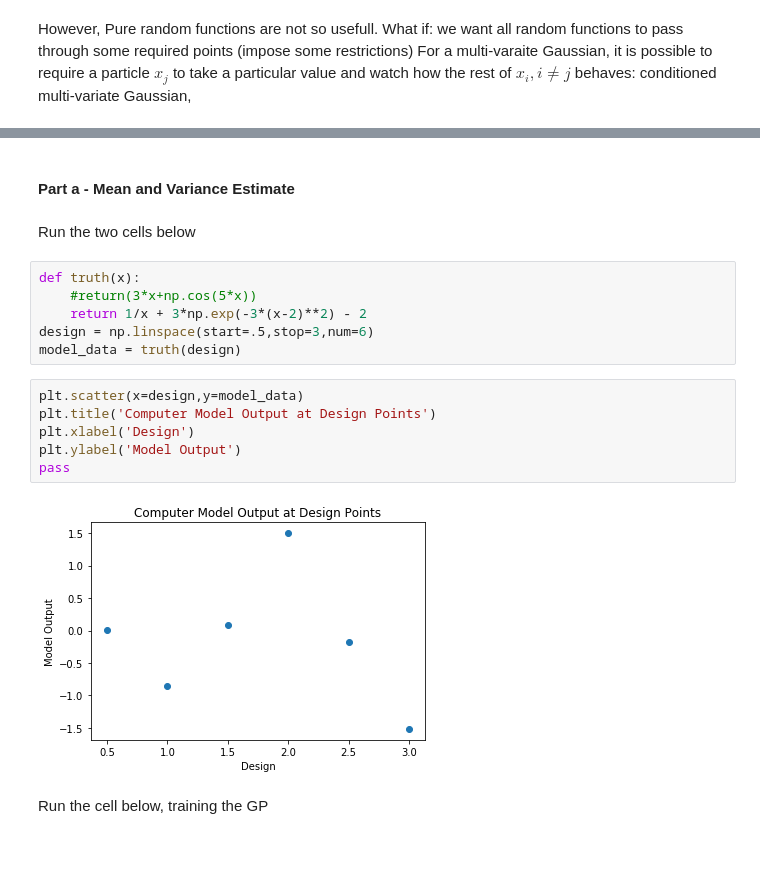
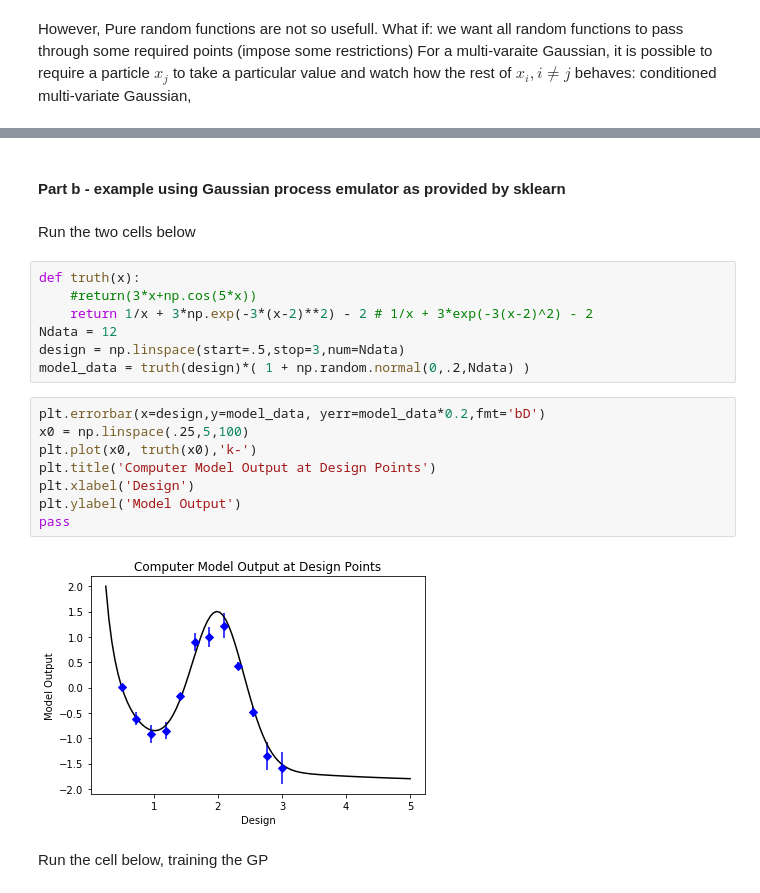
Before and after one commit to keweiyao/BayesExample, a Jupyter notebook: example.ipynb, the cells around one changed output, grey strips where cells are left out. Cells and saved outputs as stored; diff of their text form; blank space fills up the shorter version.

```diff
--- a/example.ipynb
+++ b/example.ipynb
@@ -656,21 +656,24 @@ ax.plot([18,18],[-0.4,-.1],lw=4,color='k')
-# %% [markdown]
-#### Part a - Mean and Variance Estimate
+# %% [markdown]
+#### Part b - example using Gaussian process emulator as provided by sklearn
 # %% [markdown]
 Run the two cells below
 # %%
 def truth(x):
     #return(3*x+np.cos(5*x))
-    return 1/x + 3*np.exp(-3*(x-2)**2) - 2
-design = np.linspace(start=.5,stop=3,num=6)
-model_data = truth(design)
+    return 1/x + 3*np.exp(-3*(x-2)**2) - 2 # 1/x + 3*exp(-3(x-2)^2) - 2
+Ndata = 12
+design = np.linspace(start=.5,stop=3,num=Ndata)
+model_data = truth(design)*( 1 + np.random.normal(0,.2,Ndata) )
 # %%
-plt.scatter(x=design,y=model_data)
+plt.errorbar(x=design,y=model_data, yerr=model_data*0.2,fmt='bD')
+x0 = np.linspace(.25,5,100)
+plt.plot(x0, truth(x0),'k-')
 plt.title('Computer Model Output at Design Points')
 plt.xlabel('Design')
 plt.ylabel('Model Output')
 pass
 # %% [output]
-[figure, old version]
+[figure, new version]
 # %% [markdown]
 Run the cell below, training the GP
 # %%
```
Also changed, not shown: parts of 33 cells of this notebook.
